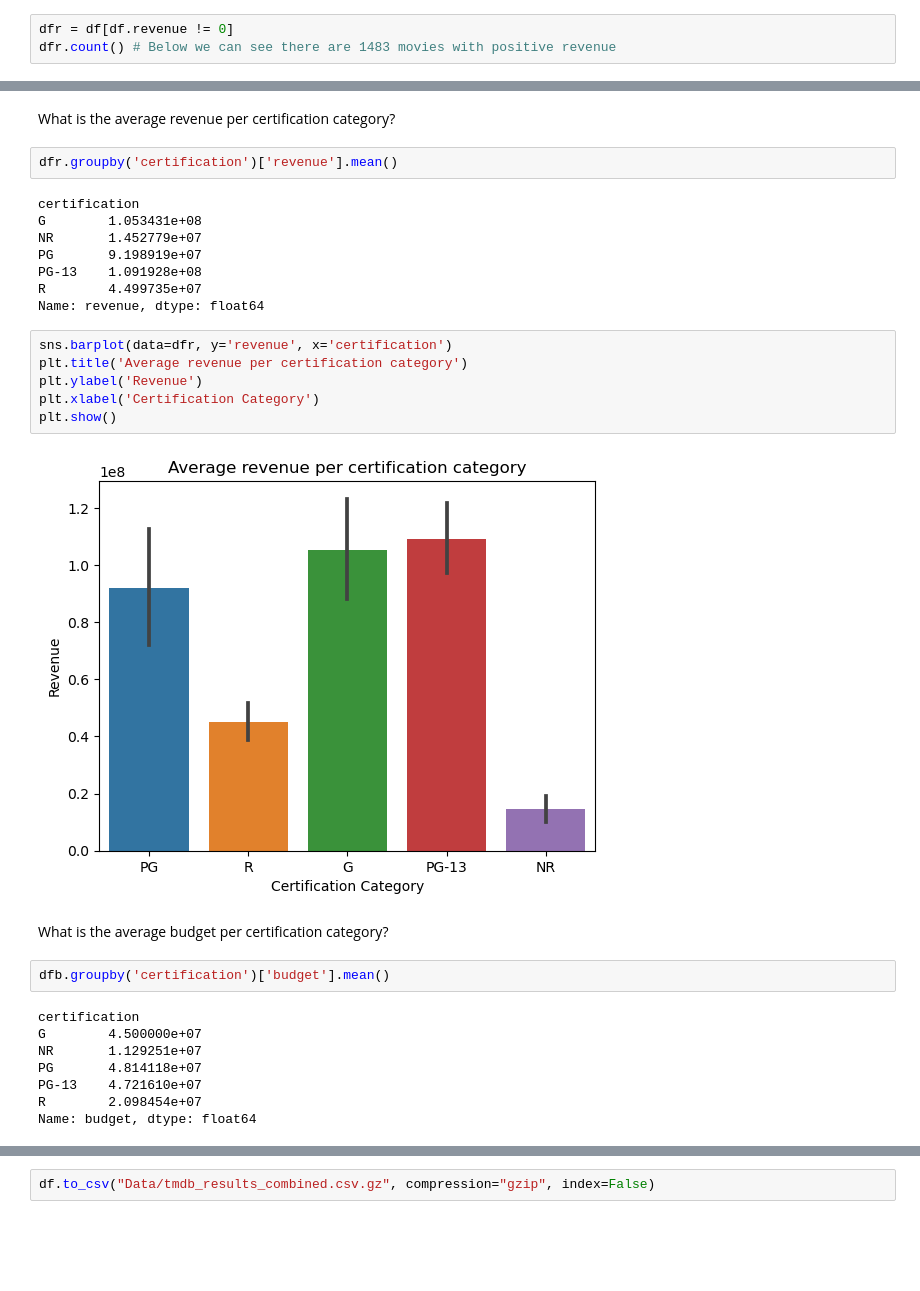
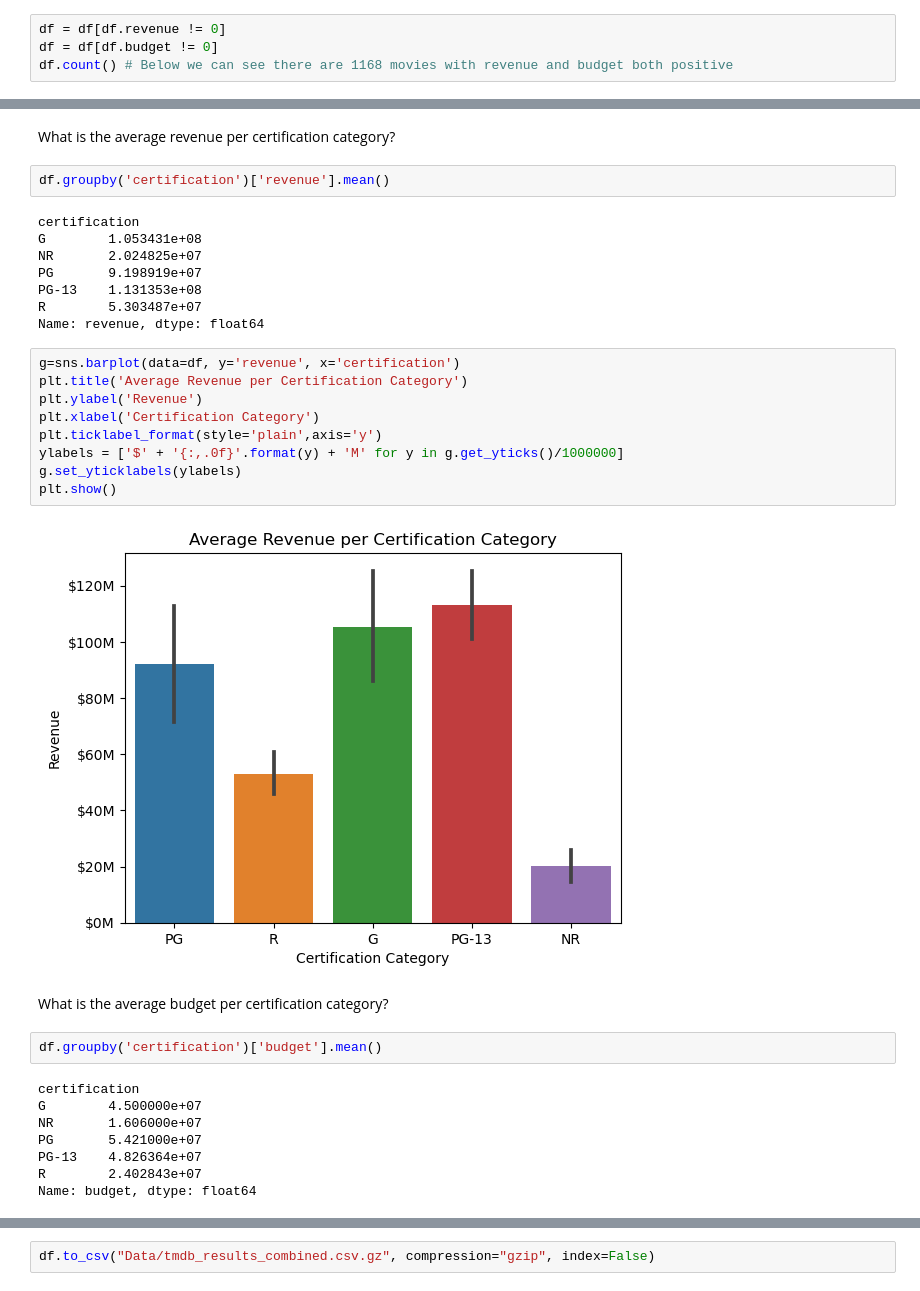
Before and after one commit to Numann-Malik/IMDB, a Jupyter notebook: IMDB_EDA.ipynb, the cells around one changed output, grey strips where cells are left out. Saved outputs shown, nothing was run; the diff lists cells and outputs as text; blank space fills up the shorter version.

```diff
--- a/IMDB_EDA.ipynb
+++ b/IMDB_EDA.ipynb
@@ -124,6 +124,7 @@ def plot_bar(data,x, y, figsize=(20,5)):
 How many movies had at least some valid financial information (values > 0 for budget OR revenue)?
 We exclude any movies with 0's for budget AND revenue from the remaining visualizations.
 # %%
-dfr = df[df.revenue != 0]
-dfr.count() # Below we can see there are 1483 movies with positive revenue
+df = df[df.revenue != 0]
+df = df[df.budget != 0]
+df.count() # Below we can see there are 1168 movies with revenue and budget both positive
 # %% [output]
@@ -186,33 +164,36 @@ Name: certification, dtype: int64
 # %% [markdown]
 What is the average revenue per certification category?
 # %%
-dfr.groupby('certification')['revenue'].mean()
+df.groupby('certification')['revenue'].mean()
 # %% [output]
 certification
 G        1.053431e+08
-NR       1.452779e+07
+NR       2.024825e+07
 PG       9.198919e+07
-PG-13    1.091928e+08
-R        4.499735e+07
+PG-13    1.131353e+08
+R        5.303487e+07
 Name: revenue, dtype: float64
 # %%
-sns.barplot(data=dfr, y='revenue', x='certification')
-plt.title('Average revenue per certification category')
+g=sns.barplot(data=df, y='revenue', x='certification')
+plt.title('Average Revenue per Certification Category')
 plt.ylabel('Revenue')
 plt.xlabel('Certification Category')
+plt.ticklabel_format(style='plain',axis='y')
+ylabels = ['$' + '{:,.0f}'.format(y) + 'M' for y in g.get_yticks()/1000000]
+g.set_yticklabels(ylabels)
 plt.show()
 # %% [output]
-[figure, old version]
+[figure, new version]
 # %% [markdown]
 What is the average budget per certification category?
 # %%
-dfb.groupby('certification')['budget'].mean()
+df.groupby('certification')['budget'].mean()
 # %% [output]
 certification
 G        4.500000e+07
-NR       1.129251e+07
-PG       4.814118e+07
-PG-13    4.721610e+07
-R        2.098454e+07
+NR       1.606000e+07
+PG       5.421000e+07
+PG-13    4.826364e+07
+R        2.402843e+07
 Name: budget, dtype: float64
 # %%
```
Also changed, not shown: parts of 4 cells of this notebook, 2 other files.
